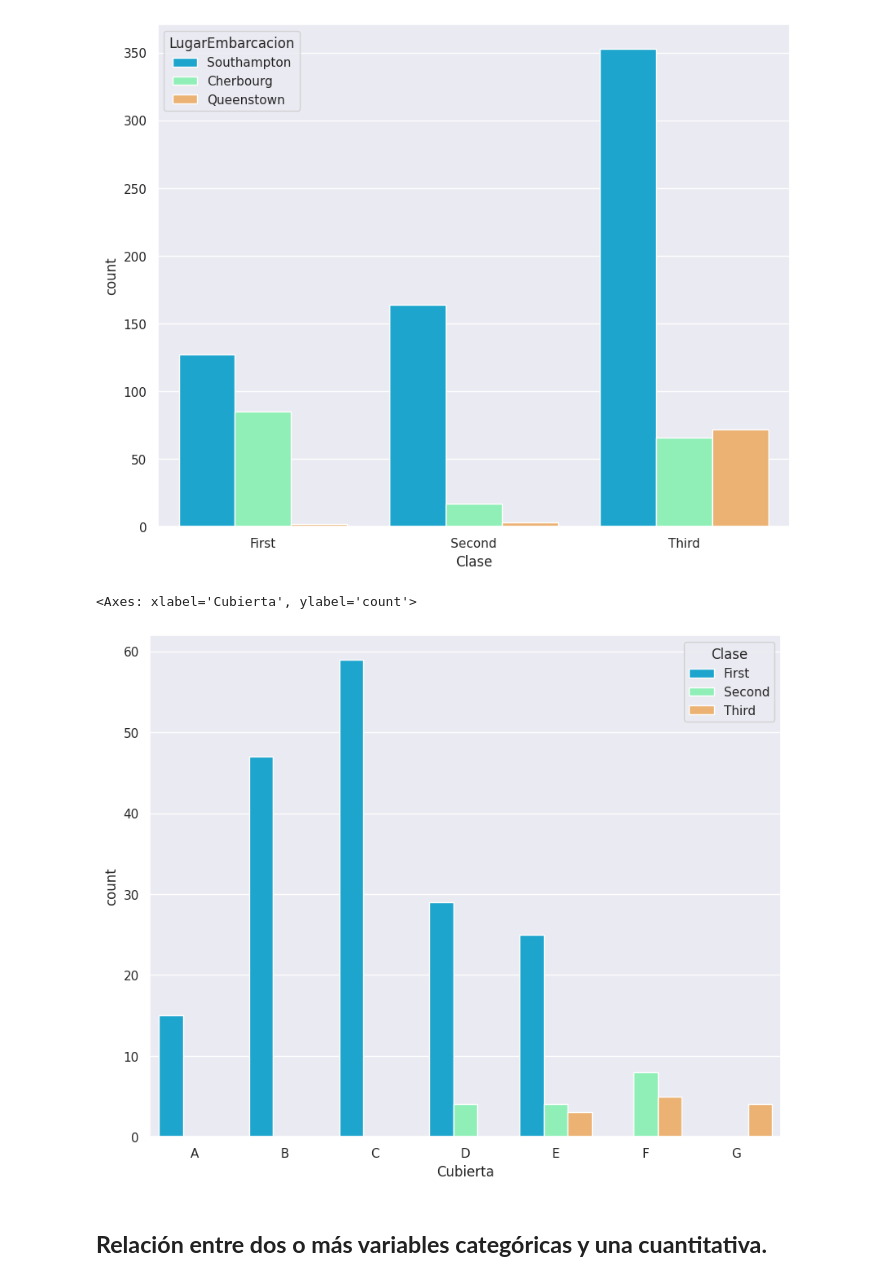
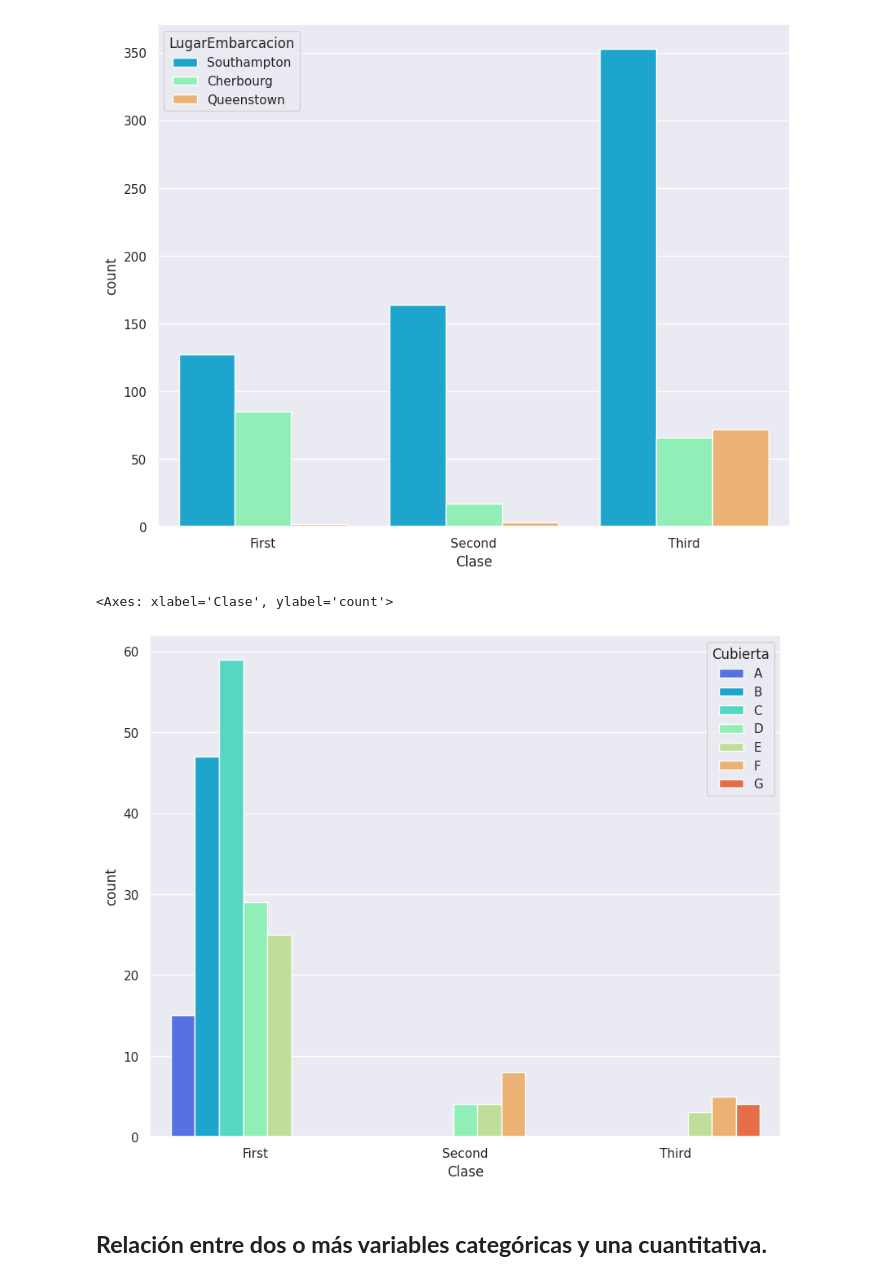
Before and after one commit to mpintoponce/python_utec, a Jupyter notebook: Modulo03:Visualizacion_de_Datos/07.Sesión_5_Multivariado_[STUDENT_VIEW].ipynb, the cells around one changed output. Drawn from its saved outputs; the diff is of its cells as text; code cells hidden in the pictures.

```diff
--- a/Modulo03:Visualizacion_de_Datos/07.Sesión_5_Multivariado_[STUDENT_VIEW].ipynb
+++ b/Modulo03:Visualizacion_de_Datos/07.Sesión_5_Multivariado_[STUDENT_VIEW].ipynb
@@ -240,11 +244,11 @@ sns.countplot(x="### Completar",data=df, hue='### Completar', palette='rainbow')
 # %%
 # Crear un gráfico de conteo de la variable categórica 'Cubierta'
 # diferenciando por 'Clase' con la paleta de colores 'rainbow'
 
-sns.countplot(x="### Completar", data=df, hue='### Completar',palette="rainbow")
+sns.countplot(x="Clase", data=df, hue='Cubierta',palette="rainbow")
 # %% [output]
-<Axes: xlabel='Cubierta', ylabel='count'>
+<Axes: xlabel='Clase', ylabel='count'>
-[figure, old version]
+[figure, new version]
 # %% [markdown]
 ## **Relación entre dos o más variables categóricas y una cuantitativa.**
 # %% [markdown]
```
Also changed, not shown: parts of 12 cells of this notebook.
